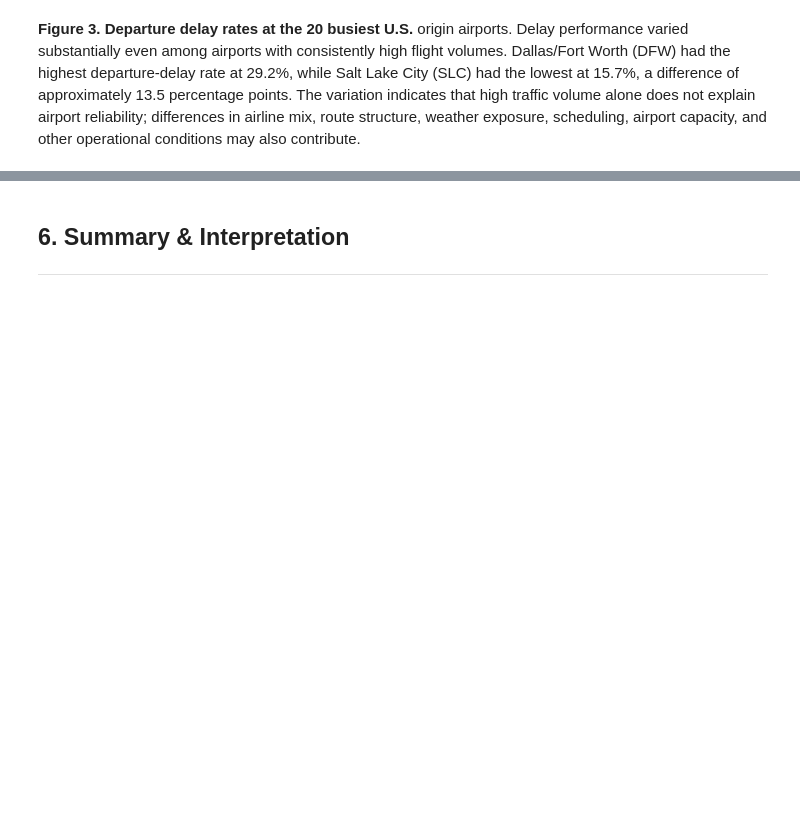
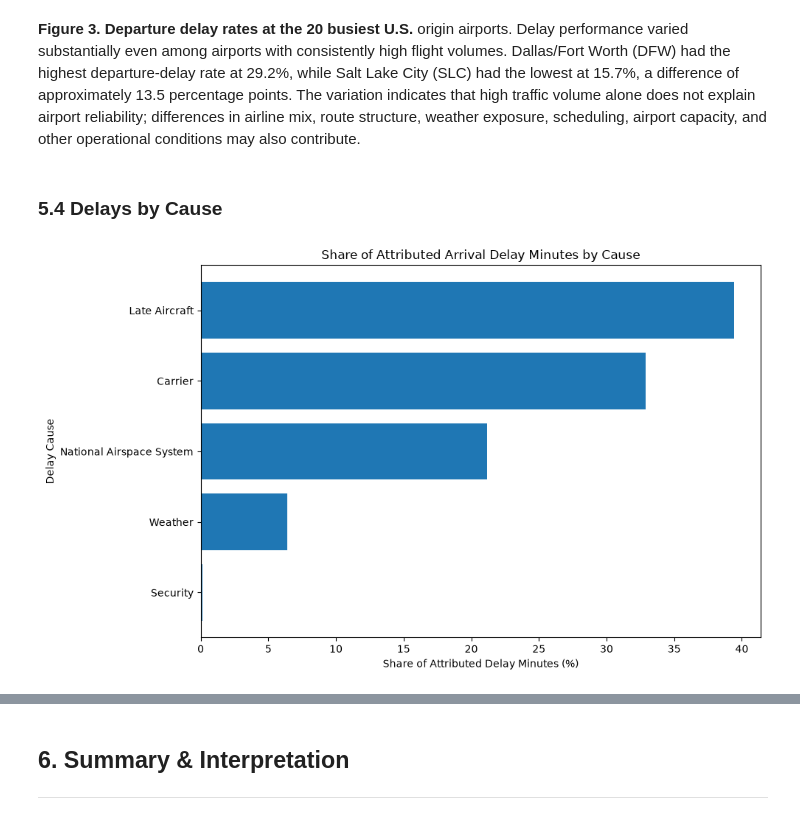
Before and after one commit to ashlabs/ai-programming-foundations-project, a Jupyter notebook: data_workflow.ipynb, the cells around one changed output, grey strips where cells are left out. Drawn from its saved outputs; the diff is of its cells as text; code cells hidden in the pictures; blank space fills up the shorter version.

Commit message:
Add airport delay and cause analysis

```diff
--- a/data_workflow.ipynb
+++ b/data_workflow.ipynb
@@ -1029,3 +1189,47 @@ Lowest departure delay rate: SLC (15.7%)
 Difference: 13.5 percentage points
 # %% [markdown]
 **Figure 3. Departure delay rates at the 20 busiest U.S.** origin airports. Delay performance varied substantially even among airports with consistently high flight volumes. Dallas/Fort Worth (DFW) had the highest departure-delay rate at 29.2%, while Salt Lake City (SLC) had the lowest at 15.7%, a difference of approximately 13.5 percentage points. The variation indicates that high traffic volume alone does not explain airport reliability; differences in airline mix, route structure, weather exposure, scheduling, airport capacity, and other operational conditions may also contribute.
+# %% [markdown]
+### 5.4 Delays by Cause
+# %%
+cause_labels = {
+    "LateAircraftDelay": "Late Aircraft",
+    "CarrierDelay": "Carrier",
+    "NASDelay": "National Airspace System",
+    "WeatherDelay": "Weather",
+    "SecurityDelay": "Security",
+}
+
+delay_cause_plot_df = delay_causes_df.copy()
+
+delay_cause_plot_df["cause_label"] = (
+    delay_cause_plot_df["cause"].map(cause_labels)
+)
+
+delay_cause_plot_df = (
+    delay_cause_plot_df
+    .sort_values("share_pct", ascending=True)
+)
+# %%
+plt.figure(figsize=(10, 6))
+
+plt.barh(
+    delay_cause_plot_df["cause_label"],
+    delay_cause_plot_df["share_pct"],
+)
+
+plt.title("Share of Attributed Arrival Delay Minutes by Cause")
+plt.xlabel("Share of Attributed Delay Minutes (%)")
+plt.ylabel("Delay Cause")
+
+plt.tight_layout()
+
+plt.savefig(
+    PROJECT_ROOT / "figures" / "delay_cause_composition.png",
+    dpi=300,
+    bbox_inches="tight",
+)
+
+plt.show()
+# %% [output]
+[figure, added]
```
Also changed, not shown: parts of 13 cells of this notebook, 6 other files.
